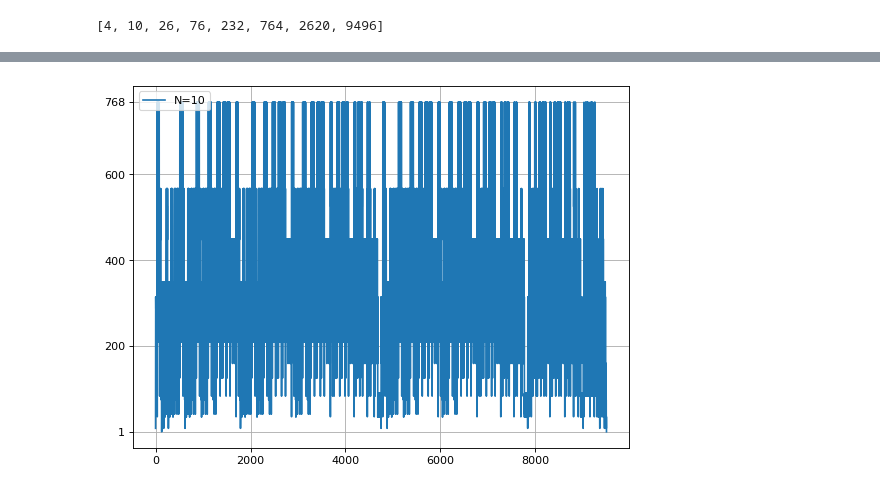
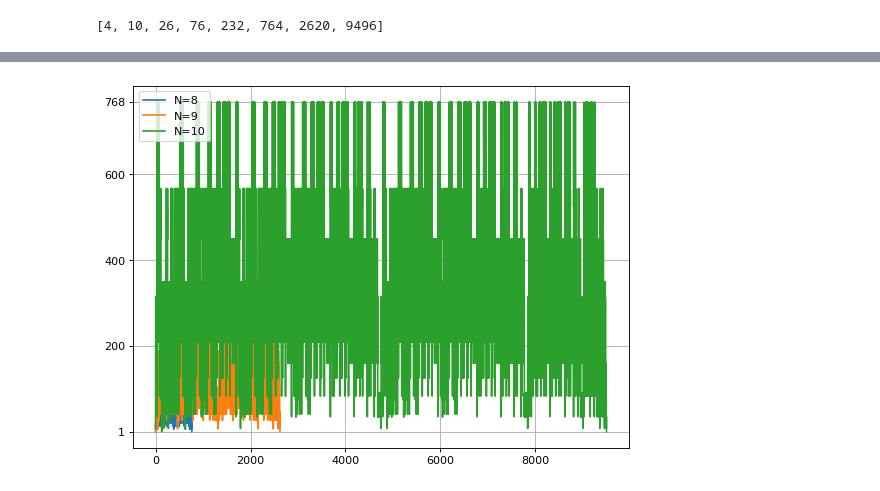
Before and after one commit to ilya-shlom/RSK, a Jupyter notebook: experiments.ipynb, the cells around one changed output, grey strips where cells are left out. Saved outputs shown, nothing was run; the diff lists cells and outputs as text; code cells hidden in the pictures.

```diff
--- a/experiments.ipynb
+++ b/experiments.ipynb
@@ -5,11 +5,13 @@ import matplotlib.pyplot as plt
 import math
 # %%
 Q_amount = []
-# Q_uniques = []
+Q_uniques = []
 Q_W_amount = []
+Ws = {}
 trash = 0
 for i in range(8):
     Q_W_amount.append([])
+    Q_uniques.append([])
 P_amount = []
 permutations_amount = []
 for i in range(3, 11):
@@ -19,4 +21,16 @@ for i in range(3, 11):
     Q = set(data["Q"])
     Q_amount.append(len(Q))
 #     experiment 2: amount of perms for each Q
-    trash, Q_W_amount[i-3] = np.unique(data["Q"], return_counts=True)
+    Q_uniques[i-3], Q_W_amount[i-3] = np.unique(data["Q"], return_counts=True)
+    '''
+    Берем все уникальные Q, кидаем в словарь,
+    в соответствие каждому Q записываем перестановку
+    '''
+    data = np.array(data)
+    for q in Q_uniques[i-3]:
+        w_temp = []
+        for line in data:
+            if line[3] == q:
+                w_temp.append(line[3])
+        Ws.update({q: w_temp})
+    print('done' + str(i))
@@ -39,16 +60,12 @@ labels = "Кол-во уникальных Q"
 # %%
 plt.figure(figsize=(6, 8), dpi=80)
 plt.ylim(0, 10000)
-plt.plot(x, y, 'o-', label=labels, color="blue")
+plt.plot(x, y, 'o-', label=labels)
 plt.legend(loc='upper left')
-x1 = np.arange(0, 10, 0.01)
-def f(x):
-    return math.exp(x)
-f2 = np.vectorize(f)
-plt.plot(x1, f2(x1 - 0.8), label="e^x", color="orange")
+plt.grid(True)
+x_1 = np.arange(3, 10, 0.01)
+plt.plot(x_1, (math.pi ** (x_1 - 2)), '-', label='pi^x')
 plt.legend(loc='upper left')
-plt.grid()
-plt.grid(True)
 plt.yticks([y[-4], y[-3], y[-2], 4000, 6000, 8000, y[-1]])
 plt.savefig("Q_tableaux.png", dpi=80)
 # %% [output]
@@ -56,12 +85,12 @@ plt.savefig("Q_tableaux.png", dpi=80)
 # %%
 y = [Q_W_amount[i] for i in range(8)]
 plt.figure(figsize=(8, 6), dpi=80)
-for i in range(7, 8):
+for i in range(5, 8):
     x = np.array([i+1 for i in range(len(y[i]))])
     plt.yticks([max(y[i]), 1, 200, 400, 600, 900])
     plt.plot(x, y[i], '-', label=f'N={i+3}')
     plt.legend(loc='upper left')
 plt.grid(True)
 plt.savefig("Q_amounts_10.png", dpi=80)
 # %% [output]
-[figure, old version]
+[figure, new version]
```
Also changed, not shown: parts of 9 cells of this notebook.
